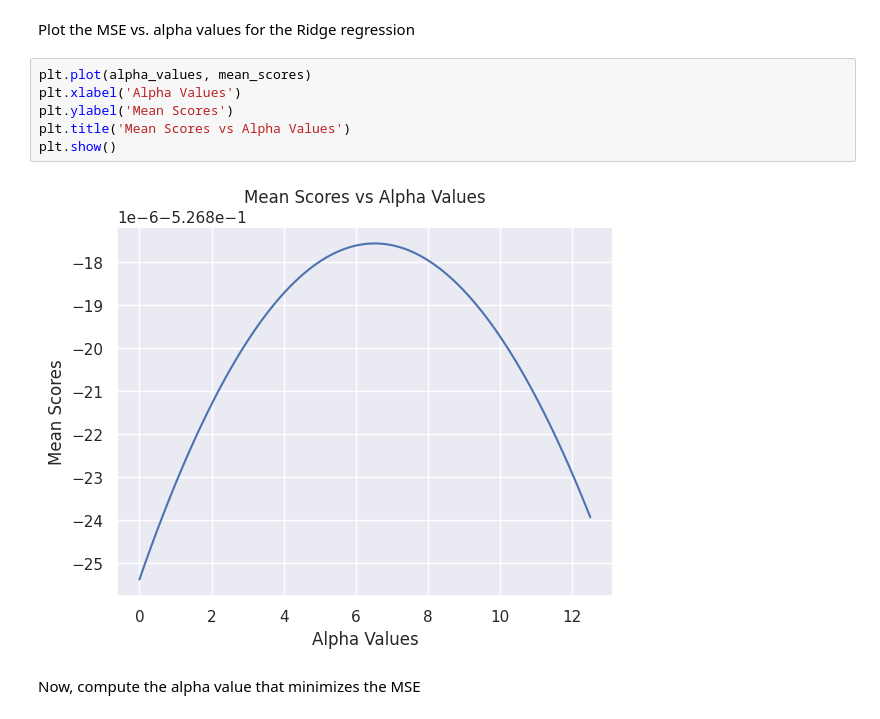
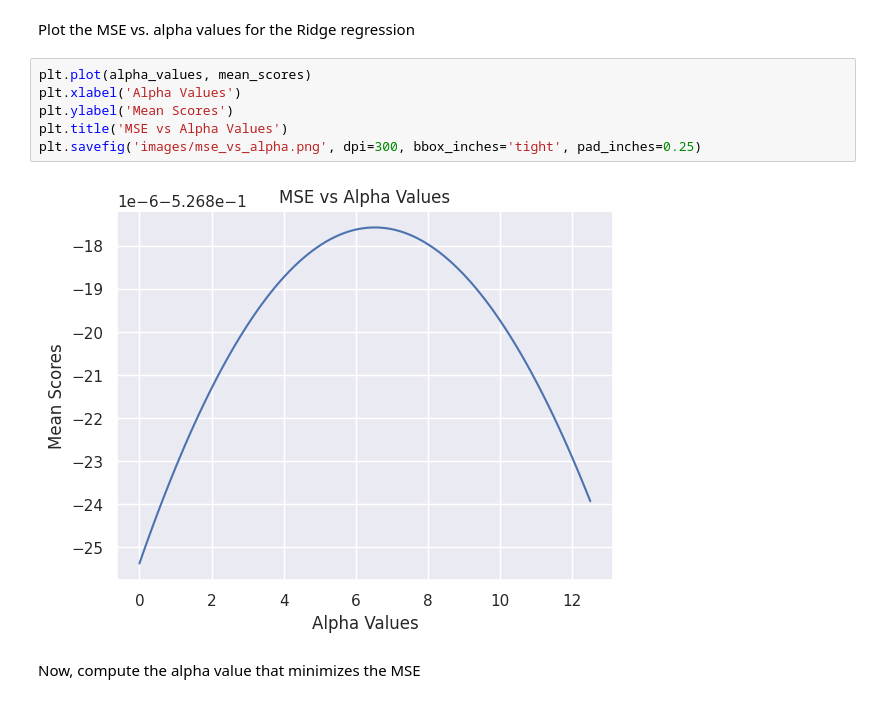
Before and after one commit to ChristianConchari/tp2_california_median_house_value_regression, a Jupyter notebook: california_housing_notebook.ipynb, the cells around one changed output. Saved outputs shown, nothing was run; the diff lists cells and outputs as text.

Commit message:
add best alpha value search graph

```diff
--- a/california_housing_notebook.ipynb
+++ b/california_housing_notebook.ipynb
@@ -264,11 +264,11 @@ Plot the MSE vs. alpha values for the Ridge regression
 # %%
 plt.plot(alpha_values, mean_scores)
 plt.xlabel('Alpha Values')
 plt.ylabel('Mean Scores')
-plt.title('Mean Scores vs Alpha Values')
-plt.show()
+plt.title('MSE vs Alpha Values')
+plt.savefig('images/mse_vs_alpha.png', dpi=300, bbox_inches='tight', pad_inches=0.25)
 # %% [output]
-[figure, old version]
+[figure, new version]
 # %% [markdown]
 Now, compute the alpha value that minimizes the MSE
 # %%
```
Also changed, not shown: parts of 2 cells of this notebook, 2 other files.
